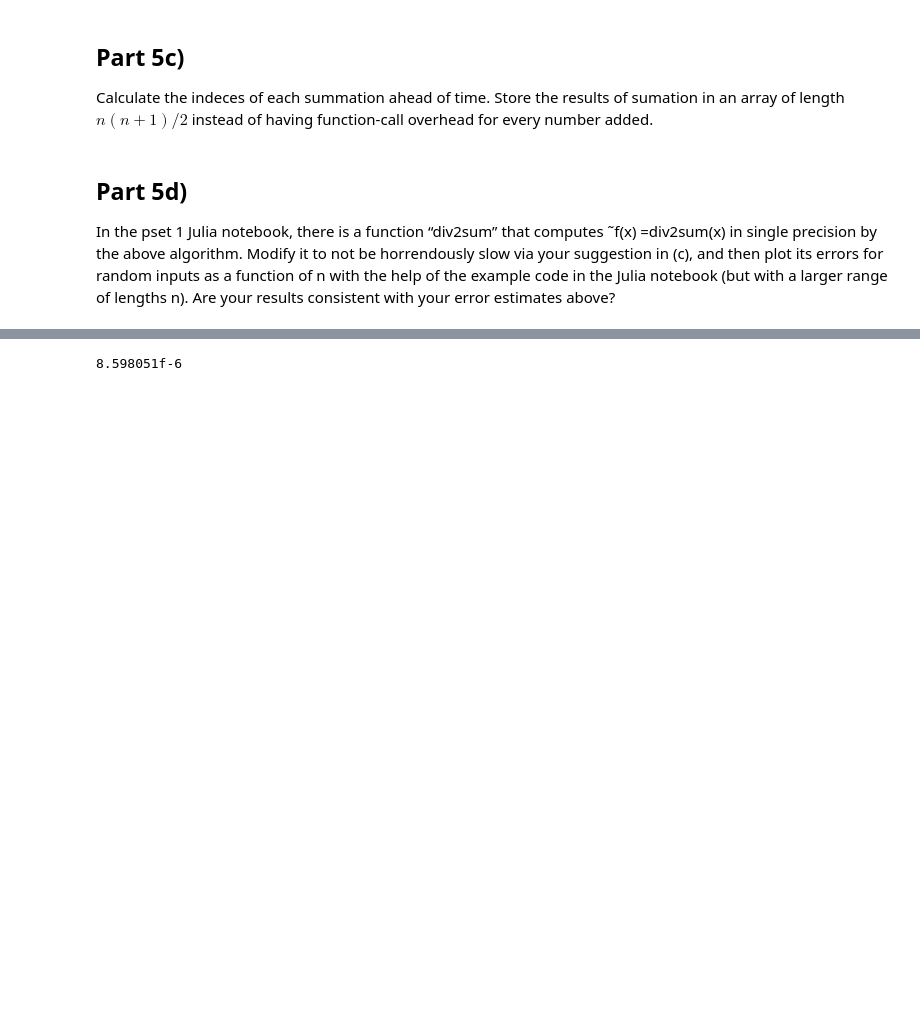
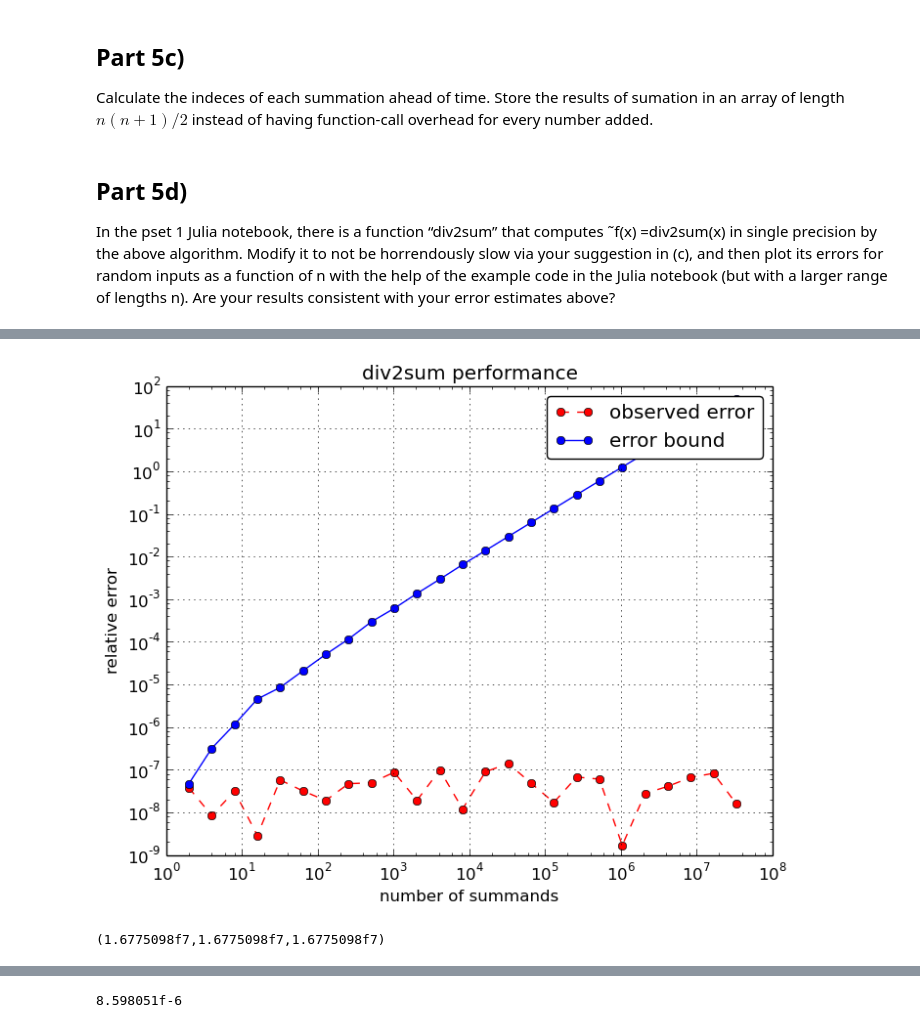
Before and after one commit to lhogstrom/ThornsInRoses, a Jupyter notebook: 18_335/18.335_PS1.ipynb, the cells around one changed output, grey strips where cells are left out. Cells and saved outputs as stored; diff of their text form; code cells hidden in the pictures; blank space fills up the shorter version.

```diff
--- a/18_335/18.335_PS1.ipynb
+++ b/18_335/18.335_PS1.ipynb
@@ -578,28 +565,40 @@ INFO: Loading help data...
 # %%
 ### plot extended number of summands & plot upper bound
-n = 30
+n = 25
 N = zeros(n)
 for i = 1:n
     N[i] = int(2^i)
 end
 
 err_perform = Float64[]
-err_bound = Float64[]
-for n in N
+err_bound = zeros(length(N))
+for i = 1:length(N)
+    n = N[i]
     x = rand(Float32, int(n))
     xdouble = float64(x)
     ## slope for error bound
     #push!(err_bound, (eps(Float32)*float32(Base.log2(n))*sum(abs(x))))
-    push!(err_perform, abs(div2sum_performance(x) - sum(xdouble)) / abs(sum(xdouble)))
+    err_bound[i] = (eps(Float32)*float32(Base.log2(n))*sum(abs(x)))
+    # push!(err_perform, abs(div2sum_performance(x) - sum(xdouble)) / abs(sum(xdouble)))
+    push!(err_perform, abs(sum(x) - sum(xdouble)) / abs(sum(xdouble)))
 end
 
 ### make plots of divsum vs divsum_performance
-#loglog(N, err_perform, "ro--")
-#loglog(N, err_bound, "bo-")
-#title("simple div2sum")
-#xlabel("number of summands")
-#ylabel("relative error")
-#grid()
+using PyPlot
+loglog(N, err_perform, "ro--",label="observed error")
+loglog(N, err_bound, "bo-",label="error bound")
+title("div2sum performance")
+xlabel("number of summands")
+ylabel("relative error")
+legend(loc="upper right",fancybox="true")
+grid()
+# %% [output]
+[figure, added]
+# %%
+x = rand(Float32, int(n))
+sum(x),div2sum(x),div2sum_performance(x)
+# %% [output]
+(1.6775098f7,1.6775098f7,1.6775098f7)
 # %%
 ## compare speed
 x = rand(Float32, 2^25)
```
Also changed, not shown: parts of 11 cells of this notebook, 1 other file.
